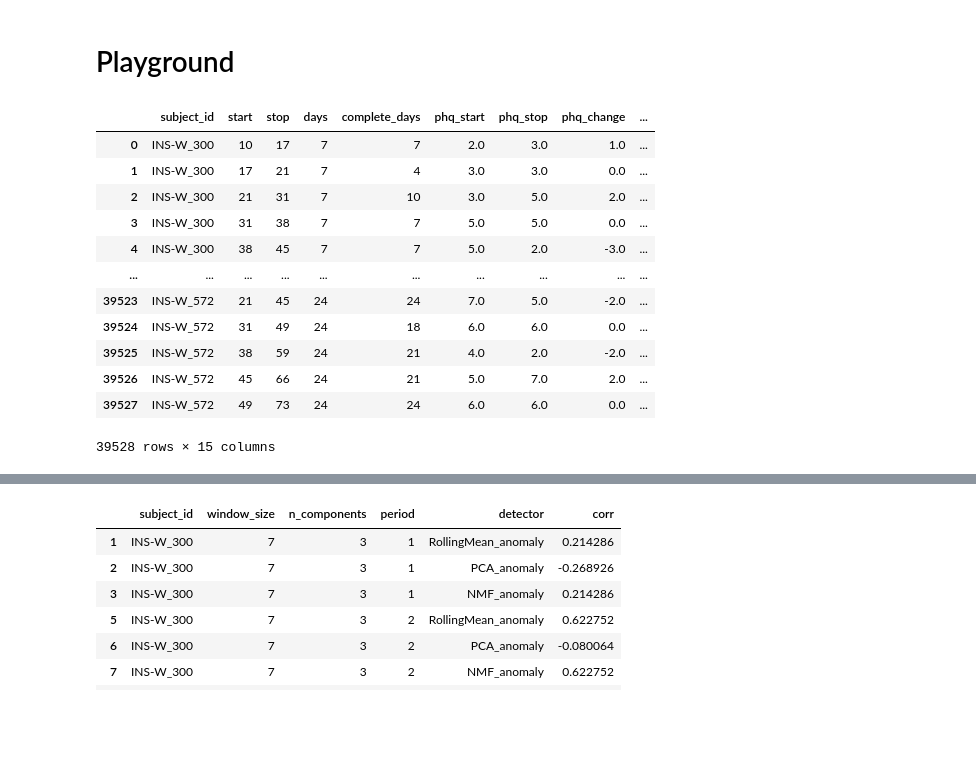
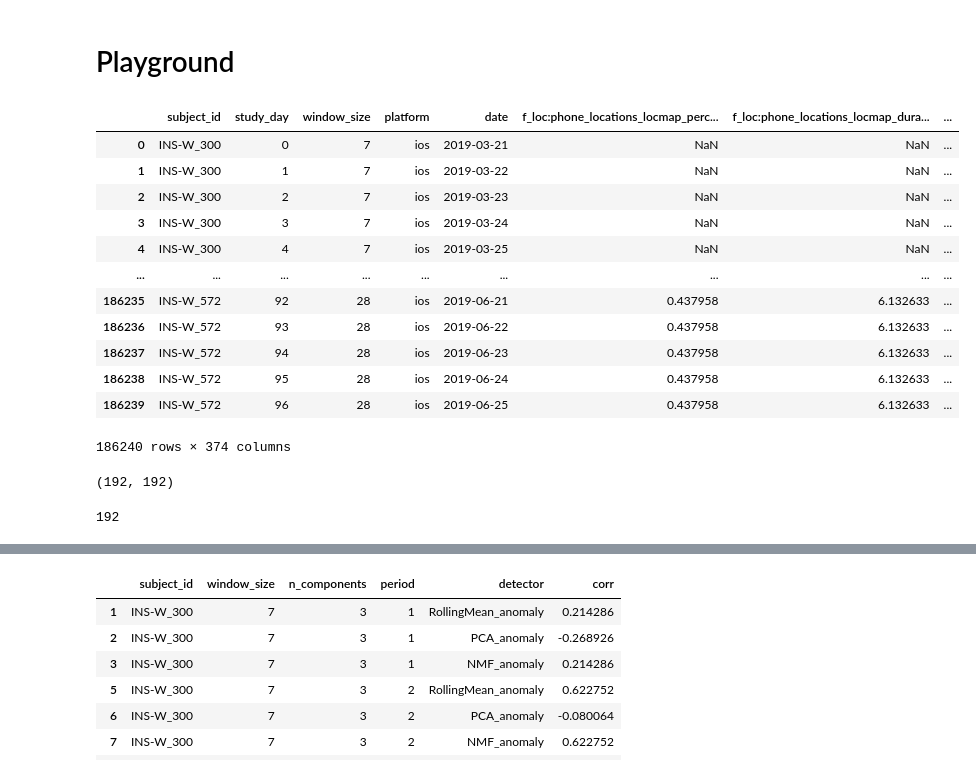
Before and after one commit to akre96/mhealth_anomaly_detection, a Jupyter notebook: notebooks/import_GLOBEM.ipynb, the cells around one changed output, grey strips where cells are left out. Drawn from its saved outputs; the diff is of its cells as text; code cells hidden in the pictures; blank space fills up the shorter version.

```diff
--- a/notebooks/import_GLOBEM.ipynb
+++ b/notebooks/import_GLOBEM.ipynb
@@ -424,19 +424,19 @@ p_map(
 # %% [markdown]
 # Playground
 # %%
-phq_anomalies = pd.read_csv('../cache/GLOBEM-2_exp04.csv')
-phq_anomalies
+anomalies_detected = pd.read_csv('../cache/GLOBEM-2_exp04_intermediate.csv')
+anomalies_detected
 # %% [output]
-|  | subject_id | start | stop | days | complete_days | phq_start | phq_stop | phq_change | ... |
-| 0 | INS-W_300 | 10 | 17 | 7 | 7 | 2.0 | 3.0 | 1.0 | ... |
-| 1 | INS-W_300 | 17 | 21 | 7 | 4 | 3.0 | 3.0 | 0.0 | ... |
-| 2 | INS-W_300 | 21 | 31 | 7 | 10 | 3.0 | 5.0 | 2.0 | ... |
-| 3 | INS-W_300 | 31 | 38 | 7 | 7 | 5.0 | 5.0 | 0.0 | ... |
-| 4 | INS-W_300 | 38 | 45 | 7 | 7 | 5.0 | 2.0 | -3.0 | ... |
-| ... | ... | ... | ... | ... | ... | ... | ... | ... | ... |
-| 39523 | INS-W_572 | 21 | 45 | 24 | 24 | 7.0 | 5.0 | -2.0 | ... |
-| 39524 | INS-W_572 | 31 | 49 | 24 | 18 | 6.0 | 6.0 | 0.0 | ... |
-| 39525 | INS-W_572 | 38 | 59 | 24 | 21 | 4.0 | 2.0 | -2.0 | ... |
-| 39526 | INS-W_572 | 45 | 66 | 24 | 21 | 5.0 | 7.0 | 2.0 | ... |
-| 39527 | INS-W_572 | 49 | 73 | 24 | 24 | 6.0 | 6.0 | 0.0 | ... |
+|  | subject_id | study_day | window_size | platform | date | f_loc:phone_locations_locmap_perc... | f_loc:phone_locations_locmap_dura... | ... |
+| 0 | INS-W_300 | 0 | 7 | ios | 2019-03-21 | NaN | NaN | ... |
+| 1 | INS-W_300 | 1 | 7 | ios | 2019-03-22 | NaN | NaN | ... |
+| 2 | INS-W_300 | 2 | 7 | ios | 2019-03-23 | NaN | NaN | ... |
+| 3 | INS-W_300 | 3 | 7 | ios | 2019-03-24 | NaN | NaN | ... |
+| 4 | INS-W_300 | 4 | 7 | ios | 2019-03-25 | NaN | NaN | ... |
+| ... | ... | ... | ... | ... | ... | ... | ... | ... |
+| 186235 | INS-W_572 | 92 | 28 | ios | 2019-06-21 | 0.437958 | 6.132633 | ... |
+| 186236 | INS-W_572 | 93 | 28 | ios | 2019-06-22 | 0.437958 | 6.132633 | ... |
+| 186237 | INS-W_572 | 94 | 28 | ios | 2019-06-23 | 0.437958 | 6.132633 | ... |
+| 186238 | INS-W_572 | 95 | 28 | ios | 2019-06-24 | 0.437958 | 6.132633 | ... |
+| 186239 | INS-W_572 | 96 | 28 | ios | 2019-06-25 | 0.437958 | 6.132633 | ... |
-39528 rows × 15 columns
+186240 rows × 374 columns
@@ -442,0 +455,9 @@ phq_anomalies
+# %%
+anomalies_detected.subject_id.nunique(), p_df.subject_id.nunique()
+# %% [output]
+(192, 192)
+# %%
+res = pd.concat(ps)
+res.subject_id.nunique()
+# %% [output]
+192
```
Also changed, not shown: parts of 11 cells of this notebook, 7 other files.
